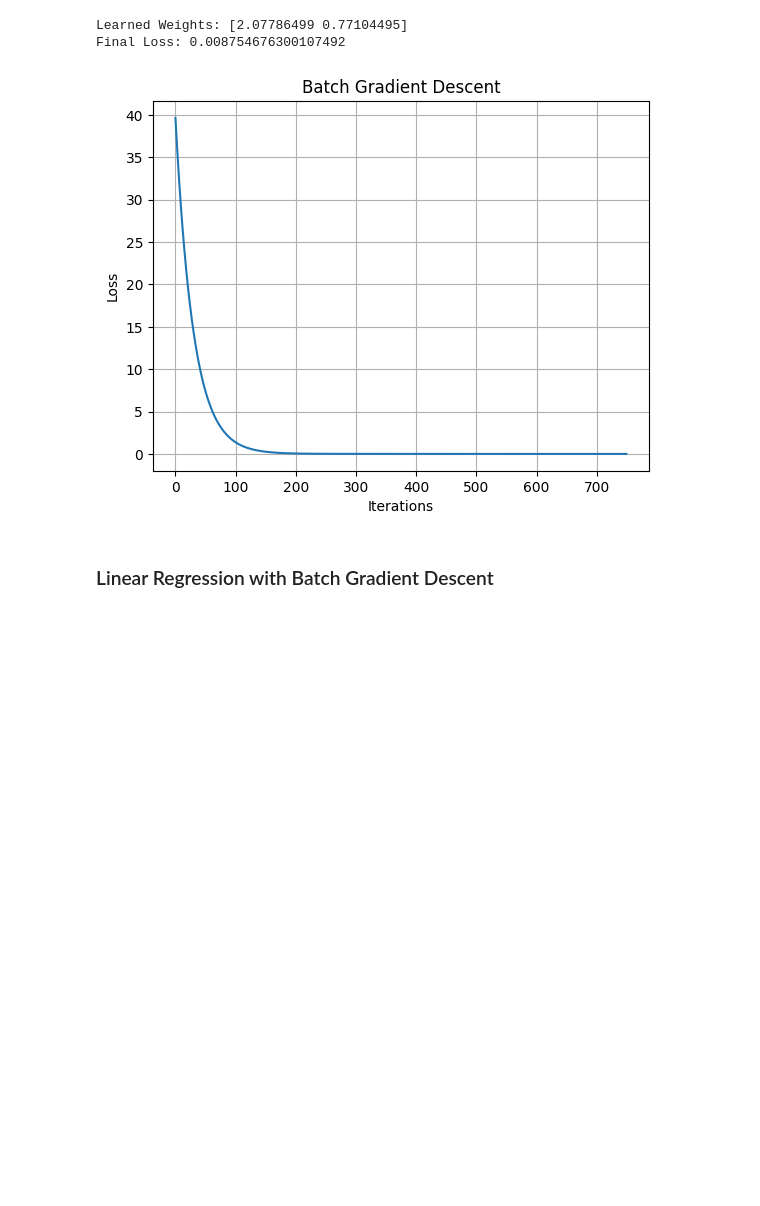
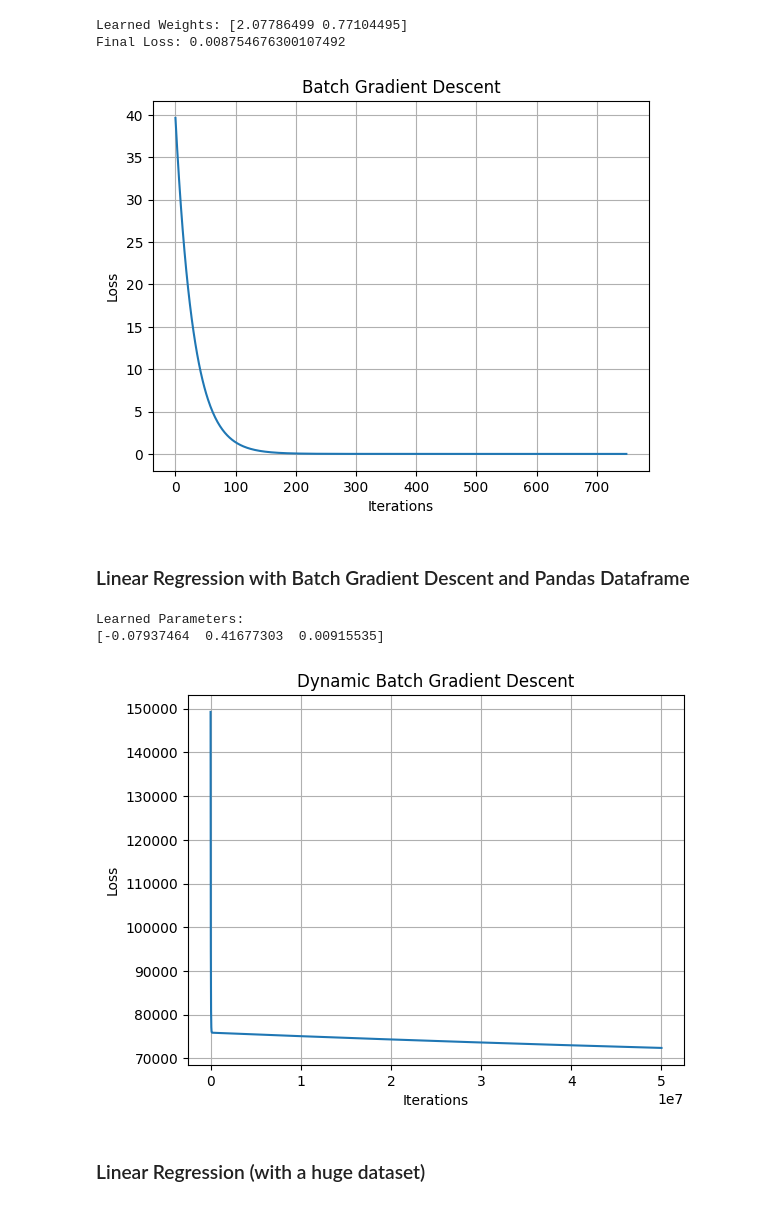
Before and after one commit to piyushkumar-tiwari/ML-and-Algorithms-Foundations, a Jupyter notebook: Machine Learning/Simple Linear Regression.ipynb, the cells around one changed output. Cells and saved outputs as stored; diff of their text form; code cells hidden in the pictures; blank space fills up the shorter version.

```diff
--- a/Machine Learning/Simple Linear Regression.ipynb
+++ b/Machine Learning/Simple Linear Regression.ipynb
@@ -50,4 +51,64 @@ Learned Weights: [2.07786499 0.77104495]
 Final Loss: 0.008754676300107492
 [figure]
 # %% [markdown]
-### Linear Regression with Batch Gradient Descent
+### Linear Regression with Batch Gradient Descent and Pandas Dataframe
+# %%
+df = pd.DataFrame({
+
+    "x1": [1,2,3,4, 67, 89, 342, -5587, 9005],
+
+    "x2": [2,1,0,3, 7, 45, -5, 67, 123],
+
+    "target": [5,6,7,10, 78, 809, -123, 456, -678],
+
+})
+# %%
+def objective(params, x, y):
+    w = params[:-1]
+    b = params[-1]
+    y0 = (x@w) + b
+    return np.mean((y - y0)**2)
+def diff(func, w, x,y, epsilon = 1e-6):
+    grad = np.zeros_like(w)
+    for i in range(len(w)):
+        w0 = w.copy()
+        w1 = w.copy()
+        w0[i] +=epsilon
+        w1[i] -= epsilon
+        grad[i] = (func(w0, x,y)-func(w1, x,y))/(2*epsilon)
+    return grad
+def step(w, x, y, lr = 0.000000000001):
+    dw = diff(objective, w, x,y)
+    w = w- (lr*dw)
+    return w
+def linear_regression(x, y, T = 50000000):
+    n_features = x.shape[1]
+    params = np.zeros(n_features+1)
+
+    history =[]
+    for t in range(T):
+        params = step(params, x, y)
+        history.append(objective(params, x, y))
+    return params, history
+def train_dataframe(df, target_column):
+    x = df.drop(columns=[target_column]).values
+    y = df[target_column].values
+    sol, history = linear_regression(x, y)
+    return sol, history
+params, history = train_dataframe(df, target_column="target")
+
+print("Learned Parameters:")
+print(params)
+
+plt.plot(history)
+plt.xlabel("Iterations")
+plt.ylabel("Loss")
+plt.title("Dynamic Batch Gradient Descent")
+plt.grid(True)
+plt.show()
+# %% [output]
+Learned Parameters:
+[-0.07937464  0.41677303  0.00915535]
+[figure, added]
+# %% [markdown]
+### Linear Regression (with a huge dataset)
```
Also changed, not shown: parts of 9 cells of this notebook.
